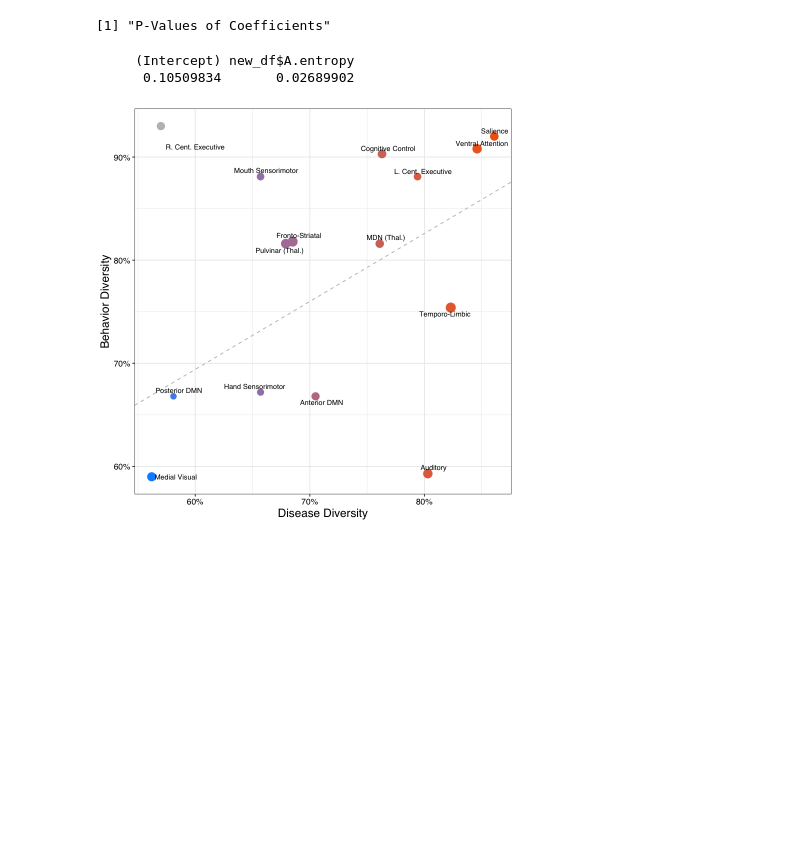
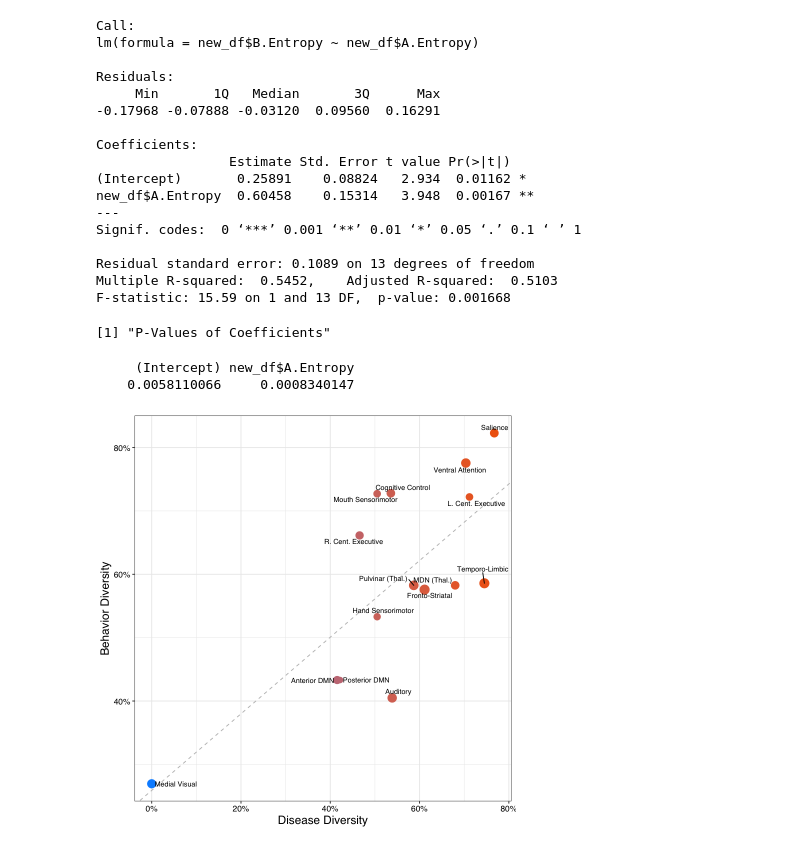
Before and after one commit to tvanasse/brainmap_structure_function_2020, a Jupyter notebook: linear_model.ipynb, the cells around one changed output. Cells and saved outputs as stored; diff of their text form; code cells hidden in the pictures; blank space fills up the shorter version.

```diff
--- a/linear_model.ipynb
+++ b/linear_model.ipynb
@@ -4,7 +4,7 @@ library("directlabels")
 library("ggrepel")
 # %%
 cwd = getwd()
-data = read.csv(file=sprintf("%s/data/python_entropy_analysis/entropy_correlation_data.csv", cwd))
+data = read.csv(file=sprintf("%s/data/python_entropy_analysis/entropy_correlation_data_75perc.csv", cwd))
 data_df = data.frame(data)
 # %%
 data_df
@@ -30,9 +30,12 @@ A data.frame: 15 × 4
 # %%
-# create cook's plot
-lm = lm(data_df$B.entropy~data_df$A.entropy)
+# create cook's plot\
+# remove medial visual
+# data_df <- data_df[-c(5), ]
+lm = lm(data_df$B.Entropy~data_df$A.Entropy)
+summary(lm)
 
 #Y~X (Alteration Entropy is Dependent Variable)
-fit <- lm(data_df$B.entropy~data_df$A.entropy)
+fit <- lm(data_df$B.Entropy~data_df$A.Entropy)
 
 #identify D values > 4/(n-k-1)
 cutoff <- 4/((15 - 1 - 1))
@@ -51,9 +54,9 @@ p = ggplot(data_df,aes(index,cd)) +
 
 p
 
-ggsave(sprintf("%s/figures/sup_figure_3.png",cwd), width = 4.5, height = 4, units = "in", dpi = 500)
+ggsave(sprintf("%s/figures/sup_figure_3_60perc.png",cwd), width = 4.5, height = 4, units = "in", dpi = 500)
 
 #Data Frame with r. cent. executive removed
 new_df <- data_df[-c(10), ]
-lm = lm(new_df$B.entropy~new_df$A.entropy)
+lm = lm(new_df$B.Entropy~new_df$E.entropy)
 # %% [output]
@@ -62,43 +83,64 @@ lm = lm(new_df$B.entropy~new_df$A.entropy)
 # %%
 # create linear model (without r cent executive network)
-new_df <- data_df[-c(10), ]
-lm = lm(new_df$B.entropy~new_df$A.entropy)
+# new_df <- data_df[-c(4), ]
+# lm = lm(new_df$B.Entropy~new_df$A.Entropy)
+# res <- summary(lm)
+
+new_df <- data_df
+lm = lm(new_df$B.Entropy~new_df$A.Entropy)
 res <- summary(lm)
-
+summary(lm)
 
 # p-values
 print("P-Values of Coefficients")
 pt(coef(res)[, 3], lm$df, lower = FALSE)
 
 # linear model plot
-p <- ggplot(new_df, aes(A.entropy,B.entropy))
+p <- ggplot(new_df, aes(A.Entropy,B.Entropy))
 
 # plot linear model (without r. cent. exectuive)
 p <- p + geom_abline(intercept = lm$coefficients[1], slope = lm$coefficients[2], lty=2, col="gray")
 
 # linear model color scale
   p <- p + geom_point(aes(size = new_df$r, color = lm$fitted.values), show.legend=FALSE) +
     scale_size_continuous(range=c(3,5)) + #size points according to correlation
-    geom_text_repel(aes(label=new_df$Network), size = 3, family="Helvetica") + #add data labels without overlap
+    geom_text_repel(aes(label=new_df$Labels), size = 3, family="Helvetica") + #add data labels without overlap
     ylab("Behavior Diversity") +
     xlab("Disease Diversity") +
     theme_bw() + #remove gray background
     #coord_fixed(ratio = 1) +
     scale_color_gradient(low = "#0091ff", high = "#f0650e") +
-    annotate("point", x = 0.57, y = 0.93, size = 4, colour = "gray") +
-    annotate("text", label="R. Cent. Executive", x=0.6, y=0.91, size=3, family="Helvetica") +
+#     annotate("point", x = 0.57, y = 0.93, size = 4, colour = "gray") +
+#     annotate("text", label="R. Cent. Executive", x=0.6, y=0.91, size=3, family="Helvetica") +
     scale_y_continuous(labels = scales::percent_format(accuracy = 1)) +
     scale_x_continuous(labels = scales::percent_format(accuracy = 1)) +
     theme(axis.text.x = element_text(color = "black", size = 10, face = "plain", family="Helvetica"),
           axis.text.y = element_text(color = "black", size = 10, face = "plain", family="Helvetica"),
           axis.title.x = element_text(color = "black", size = 14, face = "plain", family="Helvetica"),
           axis.title.y = element_text(color = "black", size = 14, face = "plain", family="Helvetica"))
 
 p
 
-ggsave(sprintf("%s/figures/linear_model.png",cwd), width = 4.5, height = 4, units = "in", dpi = 500)
+ggsave(sprintf("%s/figures/linear_model_75perc.png",cwd), width = 4.5, height = 4, units = "in", dpi = 500)
 # %% [output]
-[1] "P-Values of Coefficients"
+Call:
+lm(formula = new_df$B.Entropy ~ new_df$A.Entropy)
+
+Residuals:
+     Min       1Q   Median       3Q      Max
+-0.17968 -0.07888 -0.03120  0.09560  0.16291
+
+Coefficients:
+                 Estimate Std. Error t value Pr(>|t|)
+(Intercept)       0.25891    0.08824   2.934  0.01162 *
+new_df$A.Entropy  0.60458    0.15314   3.948  0.00167 **
+---
+Signif. codes:  0 ‘***’ 0.001 ‘**’ 0.01 ‘*’ 0.05 ‘.’ 0.1 ‘ ’ 1
+
+Residual standard error: 0.1089 on 13 degrees of freedom
+Multiple R-squared:  0.5452,    Adjusted R-squared:  0.5103
+F-statistic: 15.59 on 1 and 13 DF,  p-value: 0.001668
-     (Intercept) new_df$A.entropy
-      0.10509834       0.02689902
+[1] "P-Values of Coefficients"
+     (Intercept) new_df$A.Entropy
+    0.0058110066     0.0008340147
-[figure, old version]
+[figure, new version]
```
Also changed, not shown: parts of 2 cells of this notebook, 10 other files.
